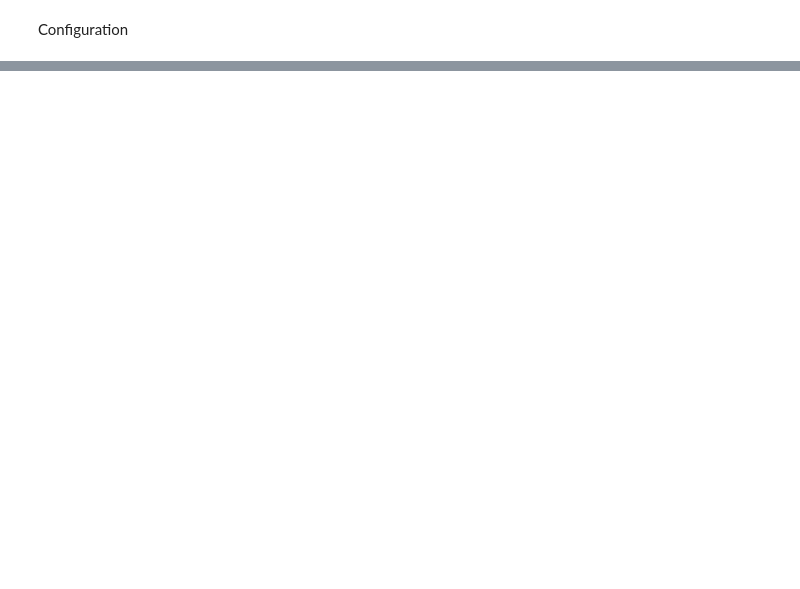
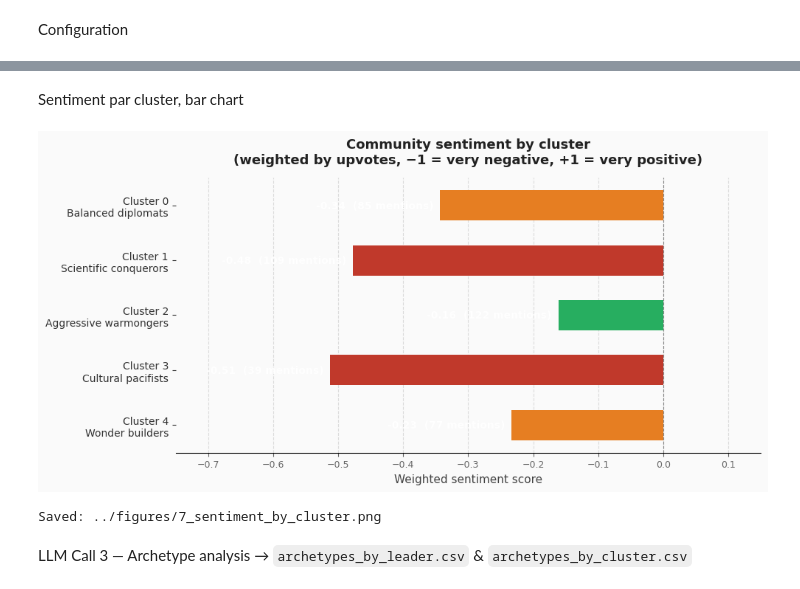
Before and after one commit to Arthur-Peronne/Civ5-clustering, a Jupyter notebook: notebooks/07_comparison_qualitative.ipynb, the cells around one changed output, grey strips where cells are left out. Cells and saved outputs as stored; diff of their text form; code cells hidden in the pictures; blank space fills up the shorter version.

```diff
--- a/notebooks/07_comparison_qualitative.ipynb
+++ b/notebooks/07_comparison_qualitative.ipynb
@@ -14,15 +22,2 @@ from dotenv import load_dotenv
 # %% [markdown]
 Configuration
-# %%
-# ============================================================
-# Load raw extraction (if already extracted)
-# Comment out the extraction cells and run this instead
-# ============================================================
-
-RAW_EXTRACTION_PATH = "../data/community_extraction_raw.csv"
-
-if Path(RAW_EXTRACTION_PATH).exists():
-    df_raw = pd.read_csv(RAW_EXTRACTION_PATH)
-    print(f"Loaded from cache: {len(df_raw)} mentions")
-else:
-    print("No cache found — run extraction cells first.")
@@ -731,0 +564,56 @@ diplomatic         4
+# %% [markdown]
+Sentiment par cluster, bar chart
+# %%
+import matplotlib.pyplot as plt
+import matplotlib.patches as mpatches
+import numpy as np
+
+CLUSTER_NAMES = {
+    0: "Cluster 0\nBalanced diplomats",
+    1: "Cluster 1\nScientific conquerors",
+    2: "Cluster 2\nAggressive warmongers",
+    3: "Cluster 3\nCultural pacifists",
+    4: "Cluster 4\nWonder builders",
+}
+
+df_plot = sentiment_by_cluster.sort_values("cluster", ascending=False)
+clusters   = df_plot["cluster"].astype(int).tolist()
+scores     = df_plot["sentiment_score"].tolist()
+labels     = [CLUSTER_NAMES[c] for c in clusters]
+n_mentions = df_plot["n_mentions"].astype(int).tolist()
+
+# Color: red spectrum for negative, green for positive
+colors = ["#c0392b" if s < -0.4 else "#e67e22" if s < -0.2 else "#27ae60" for s in scores]
+
+fig, ax = plt.subplots(figsize=(10, 5))
+fig.patch.set_facecolor("#fafafa")
+ax.set_facecolor("#fafafa")
+
+bars = ax.barh(labels, scores, color=colors, height=0.55, zorder=3)
+
+
+# Value labels
+for bar, score, n in zip(bars, scores, n_mentions):
+    ax.text(score - 0.01, bar.get_y() + bar.get_height() / 2,
+            f"{score:.2f}  ({n} mentions)",
+            va="center", ha="right", fontsize=10, color="white", fontweight="bold")
+
+ax.axvline(0, color="#888", linewidth=0.8, linestyle="--", zorder=2)
+ax.set_xlim(-0.75, 0.15)
+ax.set_xlabel("Weighted sentiment score", fontsize=11, color="#444")
+ax.set_title("Community sentiment by cluster\n(weighted by upvotes, −1 = very negative, +1 = very positive)",
+             fontsize=13, fontweight="bold", color="#222", pad=14)
+ax.tick_params(axis="y", labelsize=10, colors="#333")
+ax.tick_params(axis="x", labelsize=9, colors="#666")
+ax.spines[["top", "right", "left"]].set_visible(False)
+ax.grid(axis="x", linestyle="--", alpha=0.4, zorder=0)
+
+plt.tight_layout()
+plt.savefig("../figures/7_sentiment_by_cluster.png", dpi=150, bbox_inches="tight")
+plt.show()
+print("Saved: ../figures/7_sentiment_by_cluster.png")
+# %% [output]
+[figure, added]
+Saved: ../figures/7_sentiment_by_cluster.png
+# %% [markdown]
+LLM Call 3 — Archetype analysis → `archetypes_by_leader.csv` & `archetypes_by_cluster.csv`
```
Also changed, not shown: parts of 32 cells of this notebook, 32 other files.
